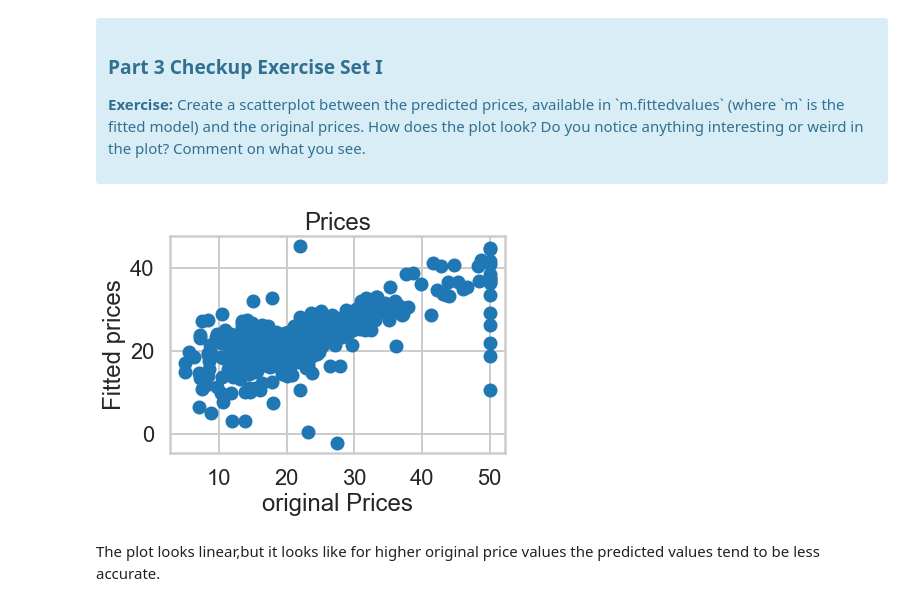
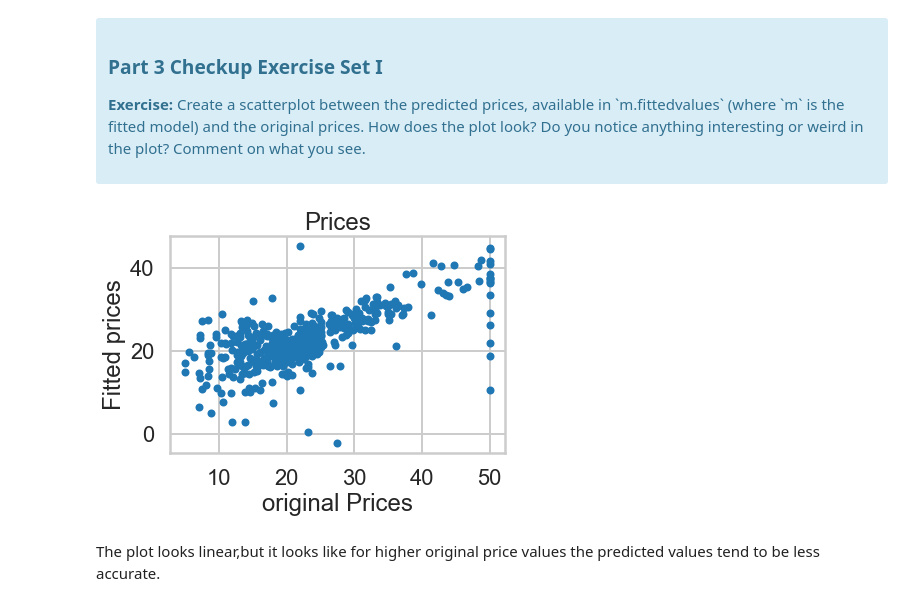
Before and after one commit to Anandpatil412/DSC, a Jupyter notebook: Linear_regression/Mini_Project_Linear_Regression.ipynb, the cells around one changed output. Cells and saved outputs as stored; diff of their text form; code cells hidden in the pictures.

```diff
--- a/Linear_regression/Mini_Project_Linear_Regression.ipynb
+++ b/Linear_regression/Mini_Project_Linear_Regression.ipynb
@@ -433,13 +462,13 @@ Let's see how our model actually fit our data. We can see below that there is a
 </div>
 # %%
 # your turn
-plt.scatter(bos.PRICE,m.fittedvalues)
+plt.scatter(bos.PRICE,m.fittedvalues,marker='.')
 plt.title("Prices")
 plt.xlabel("original Prices")
 plt.ylabel("Fitted prices")
 plt.show()
 # %% [output]
-[figure, old version]
+[figure, new version]
 # %% [markdown]
 The plot looks linear,but it looks like for higher original price values the predicted values tend to be less accurate.
 # %% [markdown]
```
Also changed, not shown: parts of 68 cells of this notebook.
